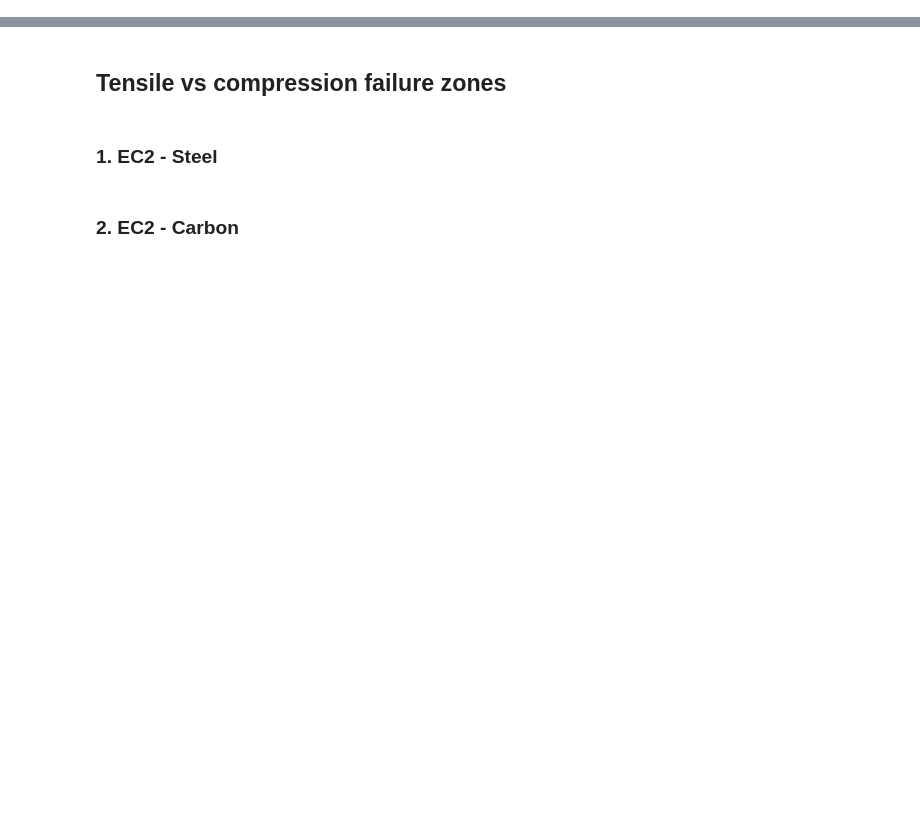
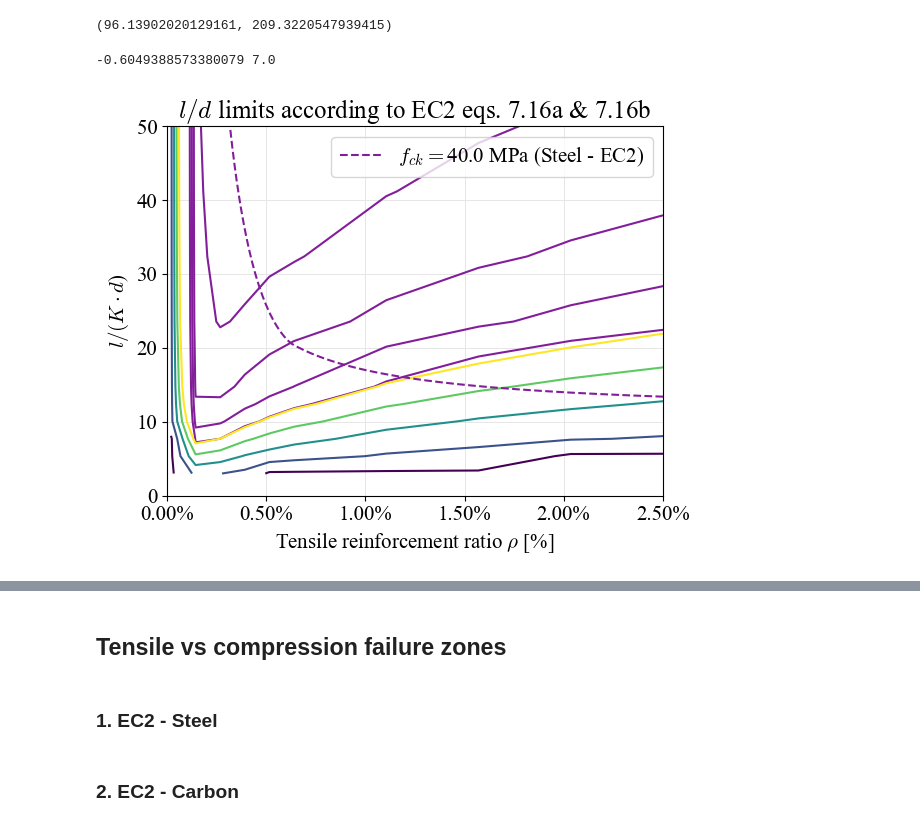
Before and after one commit to bmcs-group/bmcs_beam, a Jupyter notebook: notebooks/deflection/slenderness_curves/comparing_steel_and_carbon_curves.ipynb, the cells around one changed output, grey strips where cells are left out. Cells and saved outputs as stored; diff of their text form; code cells hidden in the pictures; blank space fills up the shorter version.

```diff
--- a/notebooks/deflection/slenderness_curves/comparing_steel_and_carbon_curves.ipynb
+++ b/notebooks/deflection/slenderness_curves/comparing_steel_and_carbon_curves.ipynb
@@ -23,0 +44,47 @@ b_sls.interact()
+# %%
+zeta = b_sls.sls_to_uls_ratio
+F_ULS = b_sls.F_u_grid / 1.5 # F_Ed_u
+F_SLS = zeta * F_ULS # F_Ek_qs
+F_limit = b_sls.F_s_grid # F_C
+rho = b_sls.rho_grid
+sl = b_sls.sl_grid
+
+z1 = F_ULS / F_limit - 1. / zeta
+# util_levels = np.array([1, 0.8, 0.6, 0.4])
+
+z2 = F_limit / F_SLS
+
+F_limit[-1, -1], F_SLS[-1, -1]
+# %% [output]
+(96.13902020129161, 209.3220547939415)
+# %%
+fig, ax = plt.subplots()
+
+color = np.random.rand(3, )
+
+# cs = ax.contour(rho, sl, z1, levels=[0], colors=[color])
+cs = ax.contour(rho, sl, z2, levels=[0.2, 0.4, 0.6, 0.8, 1], colors=[color])
+cs = ax.contour(rho, sl, 1/z2, levels=[0.2, 0.4, 0.6, 0.8, 1])
+
+# cs = ax.contour(rho, sl, z2, levels=1 - util_levels, colors=[color])
+
+# cs = ax.contour(rho, sl, z)
+# cs.collections[0].set_label(label)
+
+# Put values on lines
+# ax.clabel(cs, inline=True, fontsize=10)
+
+# p = cs.collections[0].get_paths()[0]
+# v = p.vertices
+# b_sls.rho = v[:, 0]
+# b_sls.sl = v[:, 1]
+
+# Draw EC2 curve
+b_sls.plot_steel_sls_curves(ax, f_cks=[b_sls.f_ck],
+                           axes_start_from_zero=True,
+                           color=color)
+print(np.min(z), np.max(z))
+fig
+# %% [output]
+-0.6049388573380079 7.0
+[figure, added]
```
Also changed, not shown: parts of 3 cells of this notebook.
